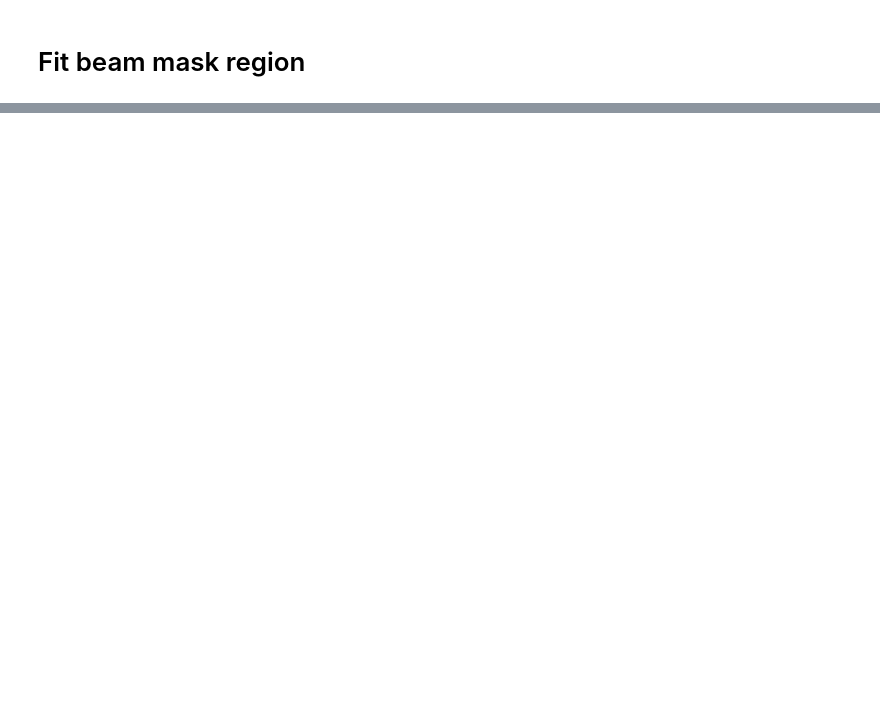
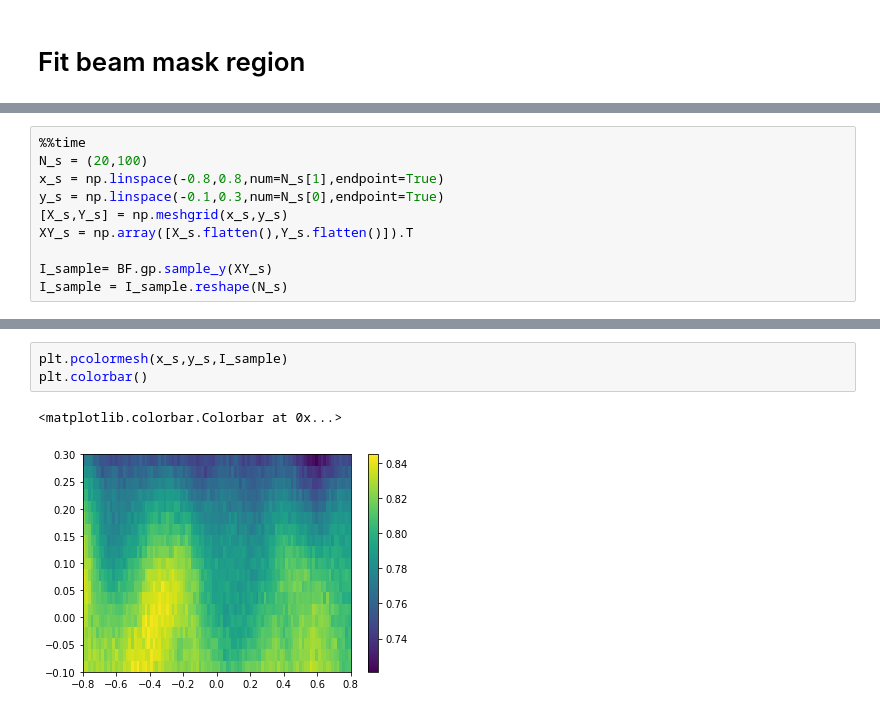
Before and after one commit to mjvstreeter/GP_fitting, a Jupyter notebook: GP_beam_fitting_example.ipynb, the cells around one changed output, grey strips where cells are left out. Saved outputs shown, nothing was run; the diff lists cells and outputs as text; blank space fills up the shorter version.

```diff
--- a/GP_beam_fitting_example.ipynb
+++ b/GP_beam_fitting_example.ipynb
@@ -57,0 +61,10 @@ plt.title('Relative error');
+# %%
+%%time
+N_s = (20,100)
+x_s = np.linspace(-0.8,0.8,num=N_s[1],endpoint=True)
+y_s = np.linspace(-0.1,0.3,num=N_s[0],endpoint=True)
+[X_s,Y_s] = np.meshgrid(x_s,y_s)
+XY_s = np.array([X_s.flatten(),Y_s.flatten()]).T
+
+I_sample= BF.gp.sample_y(XY_s)
+I_sample = I_sample.reshape(N_s)
@@ -57,0 +74,6 @@ plt.title('Relative error');
+# %%
+plt.pcolormesh(x_s,y_s,I_sample)
+plt.colorbar()
+# %% [output]
+<matplotlib.colorbar.Colorbar at 0x...>
+[figure, added]
```
Also changed, not shown: parts of 5 cells of this notebook, 1 other file.
